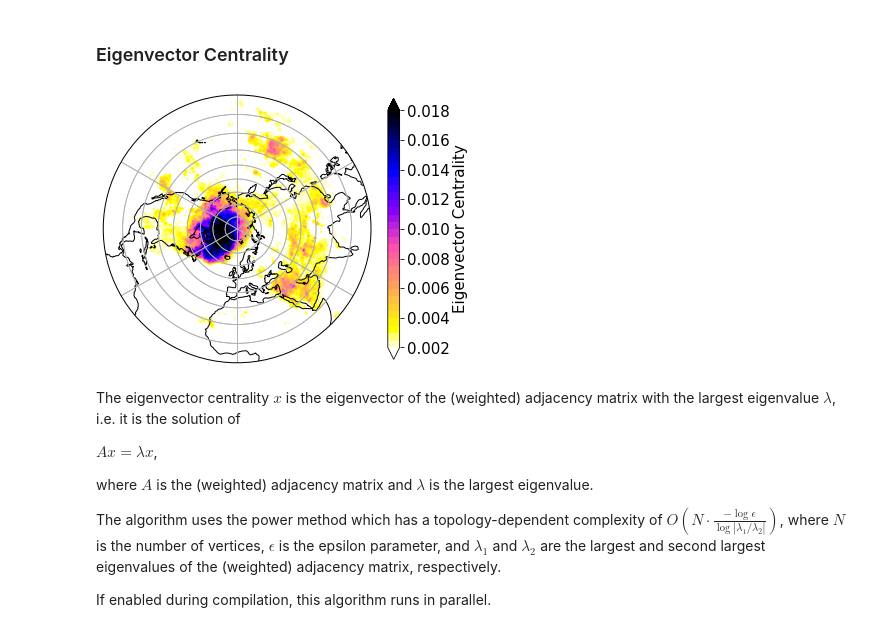
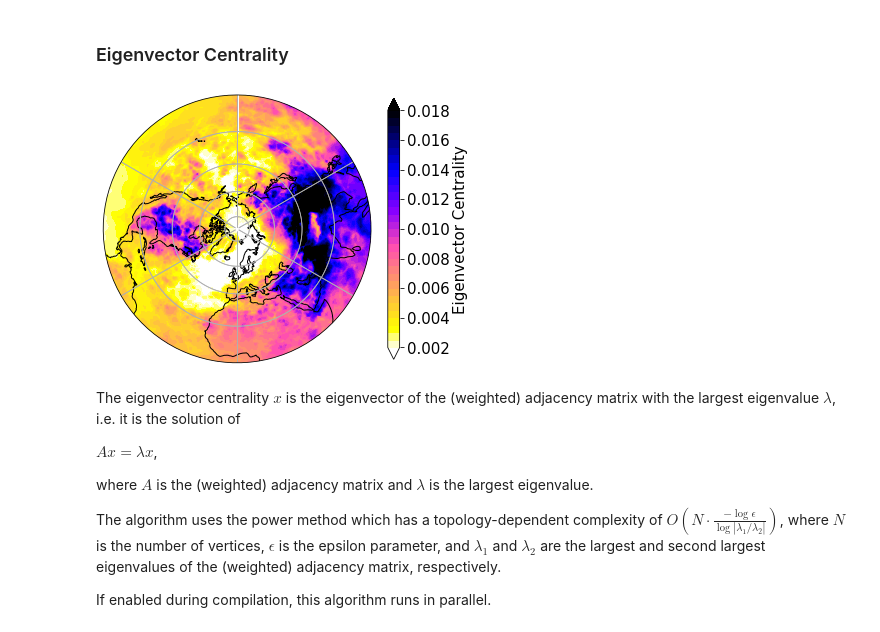
Before and after one commit to OzanSahin92/MtPlus, a Jupyter notebook: notebooks/Complex_Network_Analysis.ipynb, the cells around one changed output. Cells and saved outputs as stored; diff of their text form; code cells hidden in the pictures.

```diff
--- a/notebooks/Complex_Network_Analysis.ipynb
+++ b/notebooks/Complex_Network_Analysis.ipynb
@@ -19,11 +19,11 @@ def interpolate_irregular_data(x, y, z, xi, yi):
 # %% [markdown]
 ### Configurations
 # %%
-taumax2_subseas = 1
+taumax2_subseas = 0
 
 taumax8_subseas = 0
 
-taumax16_subseas = 0
+taumax16_subseas = 1
 # %%
 perc95 = 1
 perc99 = 0
@@ -291,38 +293,37 @@ hacked_proj._threshold /= 100.
 f = plt.figure(figsize=(6, 12))
 proj = hacked_proj
 
 # Compute a circle in axes coordinates, which we can use as a boundary
 # for the map. We can pan/zoom as much as we like - the boundary will be
 # permanently circular.
 theta = np.linspace(0, 2*np.pi, 100)
 center, radius = [0.5, 0.5], 0.5
 verts = np.vstack([np.sin(theta), np.cos(theta)]).T
 circle = mpath.Path(verts * radius + center)
 
 ax = plt.axes(projection=proj)
 ax.coastlines()
 ax.set_global()
 
 gl = ax.gridlines(draw_labels=False, xlocs=None, ylocs=None)  #to have smoother gridlines/latitude-lines
 gl.n_steps = 90
 
 #ax.set_title('Eigenvector Centrality', fontsize=16)
 ax.gridlines()
-ax.set_extent([-180, 180, 90, 1], ccrs.PlateCarree())
+ax.set_extent([-180, 180, 90, 2], ccrs.PlateCarree())
 ax.set_boundary(circle, transform=ax.transAxes)
 
-#clevs = [0.00008, 0.00016, 0.00024, 0.00032, 0.00040, 0.00048]
-
-ec_map = ax.contourf(lon_unreduced, lat_unreduced, ec_interp, levels=20, cmap=plt.cm.gnuplot2_r, extend='both', transform=ccrs.PlateCarree())
+clevs = np.linspace(0.002,0.018,33).tolist()
+ec_map = ax.contourf(lon_unreduced, lat_unreduced, ec_interp, levels=clevs, cmap=plt.cm.gnuplot2_r, extend='both', transform=ccrs.PlateCarree())
 
 cmap = plt.colorbar(ec_map, ax=ax, shrink=0.4)
 cmap.set_label('Eigenvector Centrality',size=15)
 cmap.ax.tick_params(labelsize=15)
 
 plt.show()
 f.savefig(file_path + 'ec_taumax' + str(taumax) + '_' + perc + '_' + surr + '.png', bbox_inches='tight', dpi=f.dpi)
 # %% [output]
-[figure, old version]
+[figure, new version]
 # %% [markdown]
 The eigenvector centrality $x$ is the eigenvector of the (weighted) adjacency matrix with the largest eigenvalue $\lambda$, i.e. it is the solution of
 
```
Also changed, not shown: parts of 15 cells of this notebook, 20 other files.
